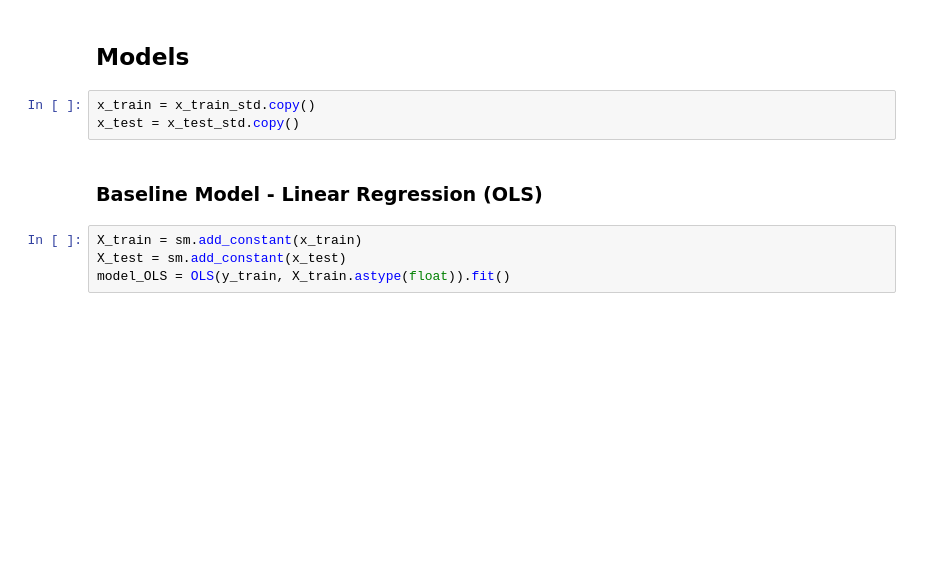
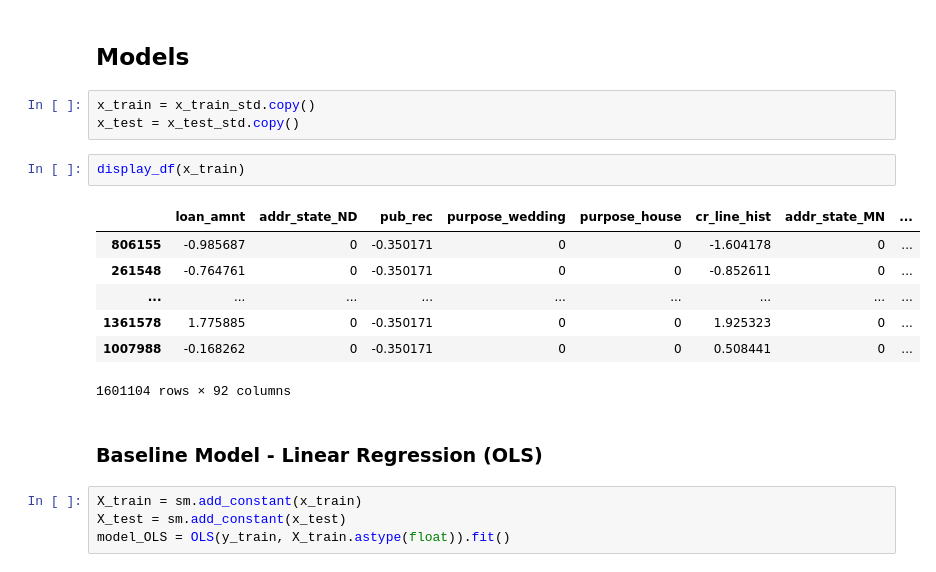
Before and after one commit to tmaounis/cs109a-LendingClub, a Jupyter notebook: models.ipynb, the cells around one changed output. Drawn from its saved outputs; the diff is of its cells as text; blank space fills up the shorter version.

```diff
--- a/models.ipynb
+++ b/models.ipynb
@@ -314,6 +343,16 @@ def num_to_subgrade(num):
 # %%
 x_train = x_train_std.copy()
 x_test = x_test_std.copy()
+# %%
+display_df(x_train)
+# %% [output]
+|  | loan_amnt | addr_state_ND | pub_rec | purpose_wedding | purpose_house | cr_line_hist | addr_state_MN | ... |
+| 806155 | -0.985687 | 0 | -0.350171 | 0 | 0 | -1.604178 | 0 | ... |
+| 261548 | -0.764761 | 0 | -0.350171 | 0 | 0 | -0.852611 | 0 | ... |
+| ... | ... | ... | ... | ... | ... | ... | ... | ... |
+| 1361578 | 1.775885 | 0 | -0.350171 | 0 | 0 | 1.925323 | 0 | ... |
+| 1007988 | -0.168262 | 0 | -0.350171 | 0 | 0 | 0.508441 | 0 | ... |
+1601104 rows × 92 columns
 # %% [markdown]
 ### Baseline Model - Linear Regression (OLS)
 # %%
```
Also changed, not shown: parts of 21 cells of this notebook.
